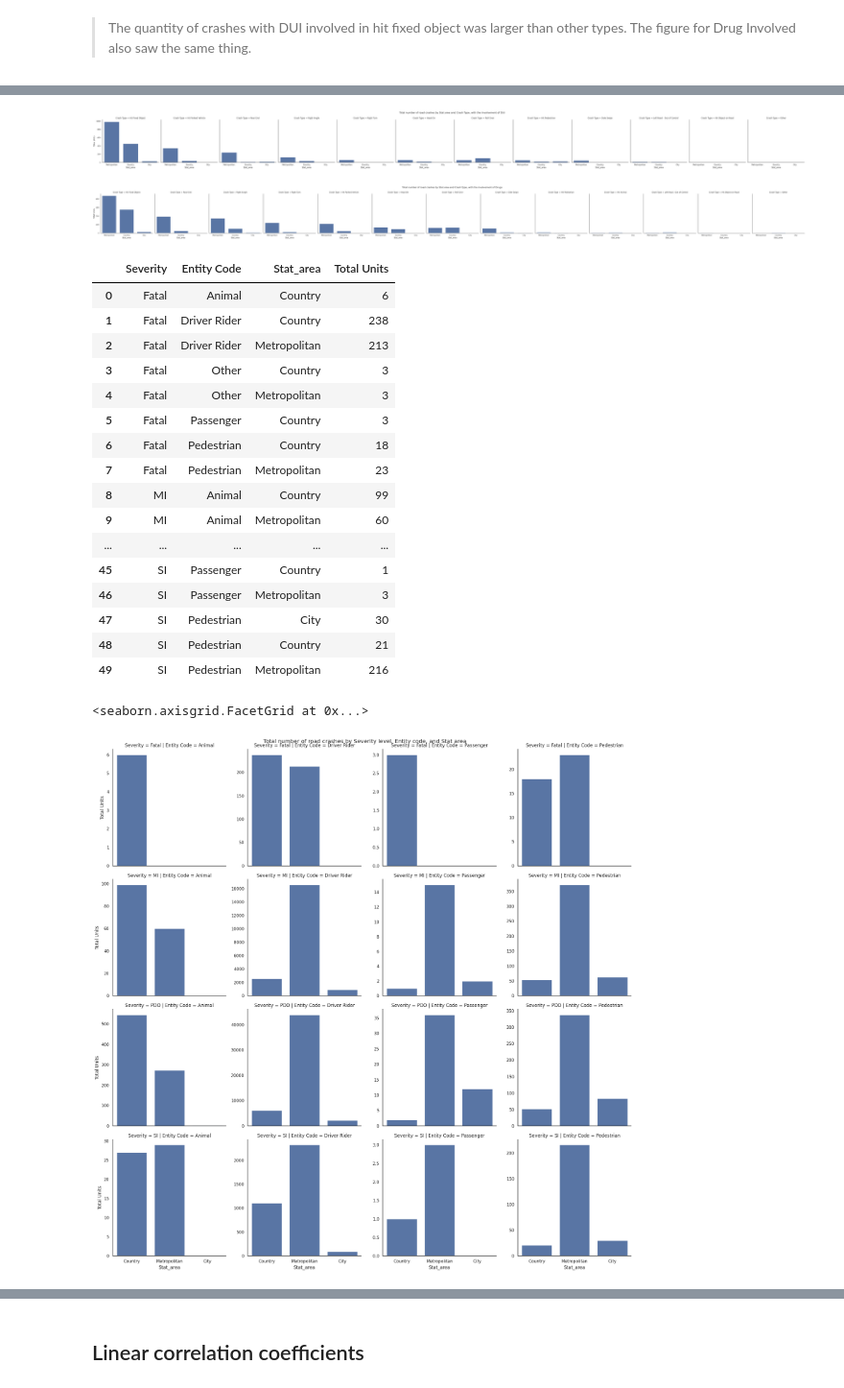
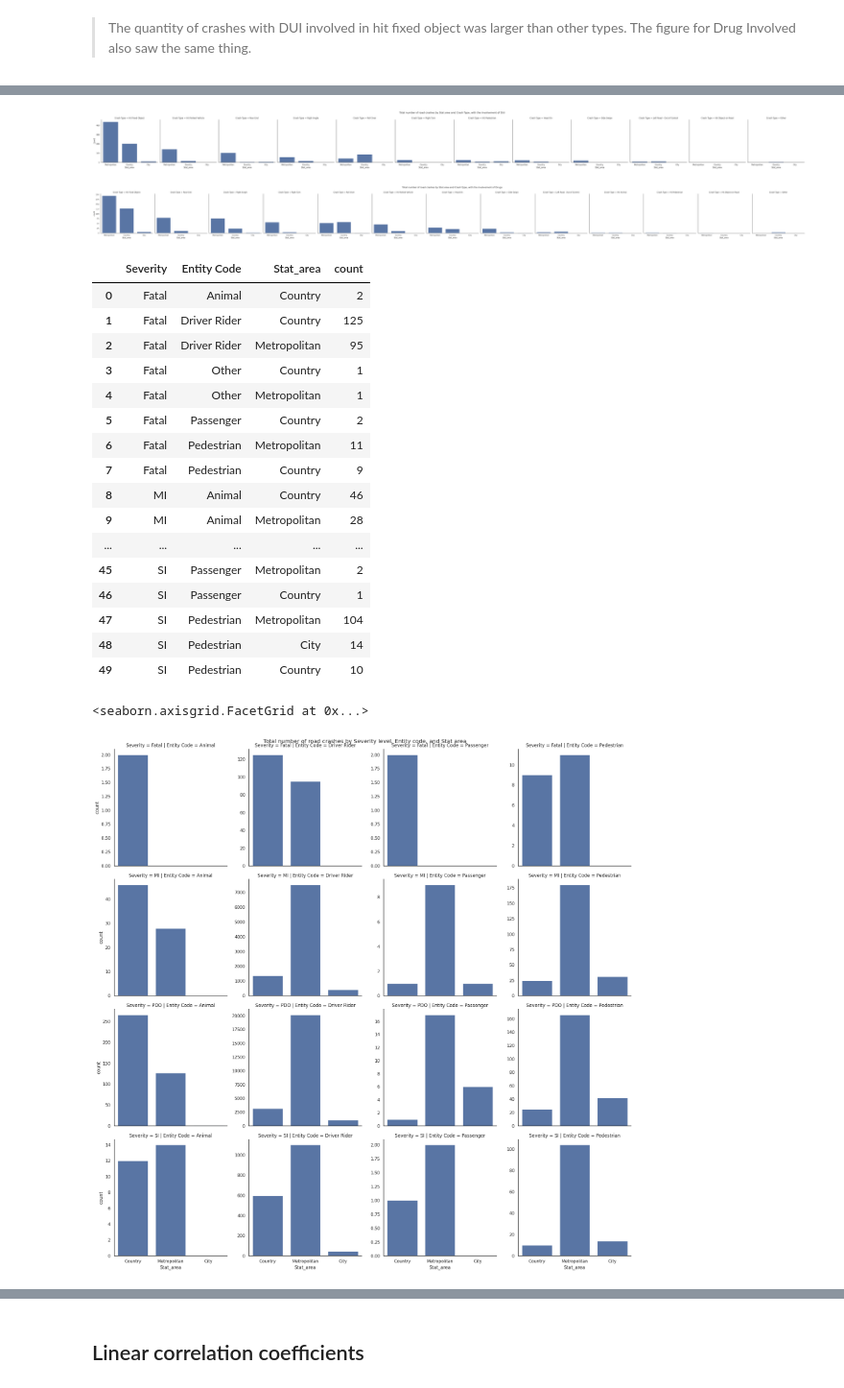
Before and after one commit to Tien-le98/Road_crashes, a Jupyter notebook: Road_Crashes_in_SA.ipynb, the cells around one changed output, grey strips where cells are left out. Shown at 96% size. Saved outputs shown, nothing was run; the diff lists cells and outputs as text; code cells hidden in the pictures.

```diff
--- a/Road_Crashes_in_SA.ipynb
+++ b/Road_Crashes_in_SA.ipynb
@@ -1254,46 +1254,46 @@ drug_df
 # %%
 g = sns.FacetGrid(dui_df[dui_df['DUI Involved']== 'Y'], col="Crash Type", height = 5)
 g.fig.suptitle('Total number of road crashes by Stat area and Crash Type, with the involvement of DUI')
-g.map_dataframe(sns.barplot, x="Stat_area", y = 'Total Units')
+g.map_dataframe(sns.barplot, x="Stat_area", y = 'count')
 g.add_legend()
 plt.show()
 # %% [output]
-[figure, old version]
+[figure, new version]
 # %%
 g = sns.FacetGrid(drug_df[drug_df['Drugs Involved']== 'Y'], col="Crash Type", height = 5)
 g.fig.suptitle('Total number of road crashes by Stat area and Crash Type, with the involvement of Drugs')
-g.map_dataframe(sns.barplot, x="Stat_area", y = 'Total Units')
+g.map_dataframe(sns.barplot, x="Stat_area", y = 'count')
 g.add_legend()
 plt.show()
 # %% [output]
-[figure, old version]
+[figure, new version]
 # %%
 # Total number of road crashes by Severity level, Entity code, and Stat area
-responsibility = pd.DataFrame(full_crash_2020_2022.groupby(['Severity', 'Entity Code', 'Stat_area'])['Total Units'].sum()).reset_index()
+responsibility = pd.DataFrame(full_crash_2020_2022.groupby(['Severity', 'Entity Code'])['Stat_area'].value_counts()).reset_index()
 responsibility
 # %% [output]
-|  | Severity | Entity Code | Stat_area | Total Units |
-| 0 | Fatal | Animal | Country | 6 |
-| 1 | Fatal | Driver Rider | Country | 238 |
-| 2 | Fatal | Driver Rider | Metropolitan | 213 |
-| 3 | Fatal | Other | Country | 3 |
-| 4 | Fatal | Other | Metropolitan | 3 |
-| 5 | Fatal | Passenger | Country | 3 |
-| 6 | Fatal | Pedestrian | Country | 18 |
-| 7 | Fatal | Pedestrian | Metropolitan | 23 |
-| 8 | MI | Animal | Country | 99 |
-| 9 | MI | Animal | Metropolitan | 60 |
+|  | Severity | Entity Code | Stat_area | count |
+| 0 | Fatal | Animal | Country | 2 |
+| 1 | Fatal | Driver Rider | Country | 125 |
+| 2 | Fatal | Driver Rider | Metropolitan | 95 |
+| 3 | Fatal | Other | Country | 1 |
+| 4 | Fatal | Other | Metropolitan | 1 |
+| 5 | Fatal | Passenger | Country | 2 |
+| 6 | Fatal | Pedestrian | Metropolitan | 11 |
+| 7 | Fatal | Pedestrian | Country | 9 |
+| 8 | MI | Animal | Country | 46 |
+| 9 | MI | Animal | Metropolitan | 28 |
 | ... | ... | ... | ... | ... |
-| 45 | SI | Passenger | Country | 1 |
-| 46 | SI | Passenger | Metropolitan | 3 |
-| 47 | SI | Pedestrian | City | 30 |
-| 48 | SI | Pedestrian | Country | 21 |
-| 49 | SI | Pedestrian | Metropolitan | 216 |
+| 45 | SI | Passenger | Metropolitan | 2 |
+| 46 | SI | Passenger | Country | 1 |
+| 47 | SI | Pedestrian | Metropolitan | 104 |
+| 48 | SI | Pedestrian | City | 14 |
+| 49 | SI | Pedestrian | Country | 10 |
 # %%
 g = sns.FacetGrid(data = responsibility[(responsibility['Entity Code'] != 'No Unit or User Responsible') & (responsibility['Entity Code'] != 'Other')], row = 'Severity', col = 'Entity Code', height = 5, sharey = False)
 g.fig.suptitle('Total number of road crashes by Severity level, Entity code, and Stat area')
-g.map_dataframe(sns.barplot, x = 'Stat_area', y = 'Total Units')
+g.map_dataframe(sns.barplot, x = 'Stat_area', y = 'count')
 g.add_legend()
 # %% [output]
 <seaborn.axisgrid.FacetGrid at 0x...>
-[figure, old version]
+[figure, new version]
```
Also changed, not shown: parts of 43 cells of this notebook, 8 other files.
